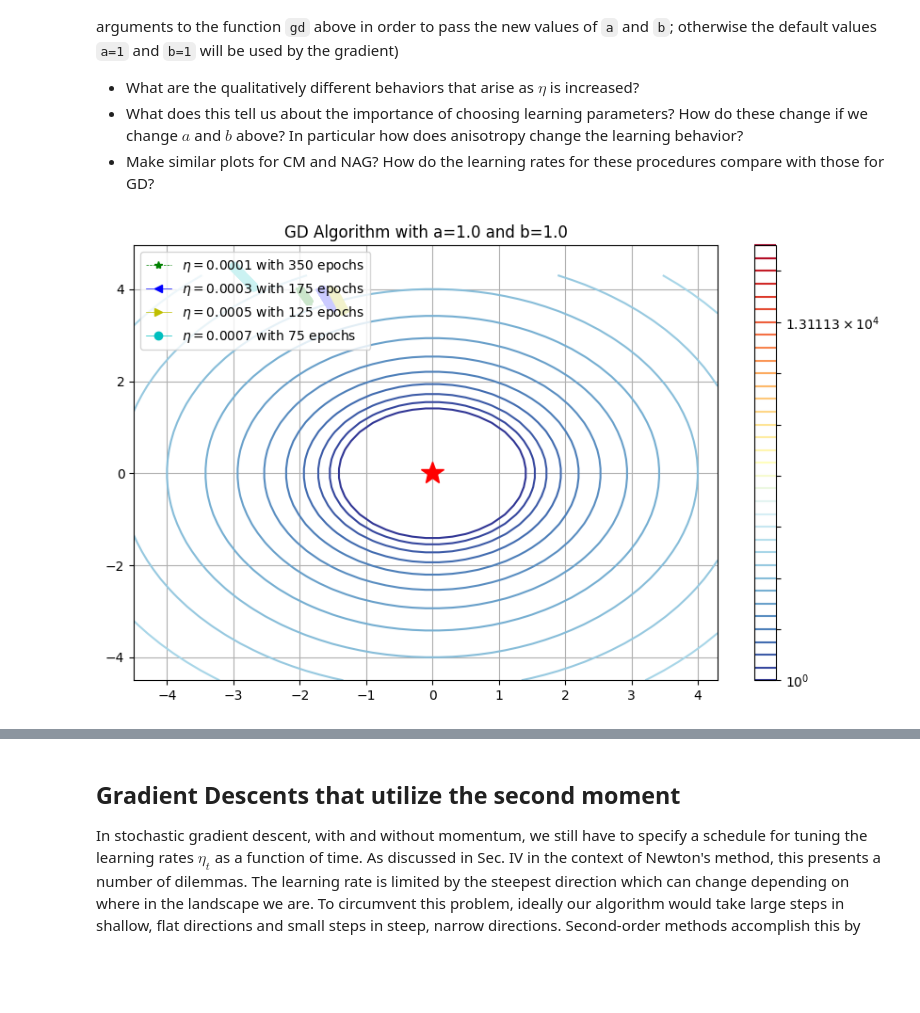
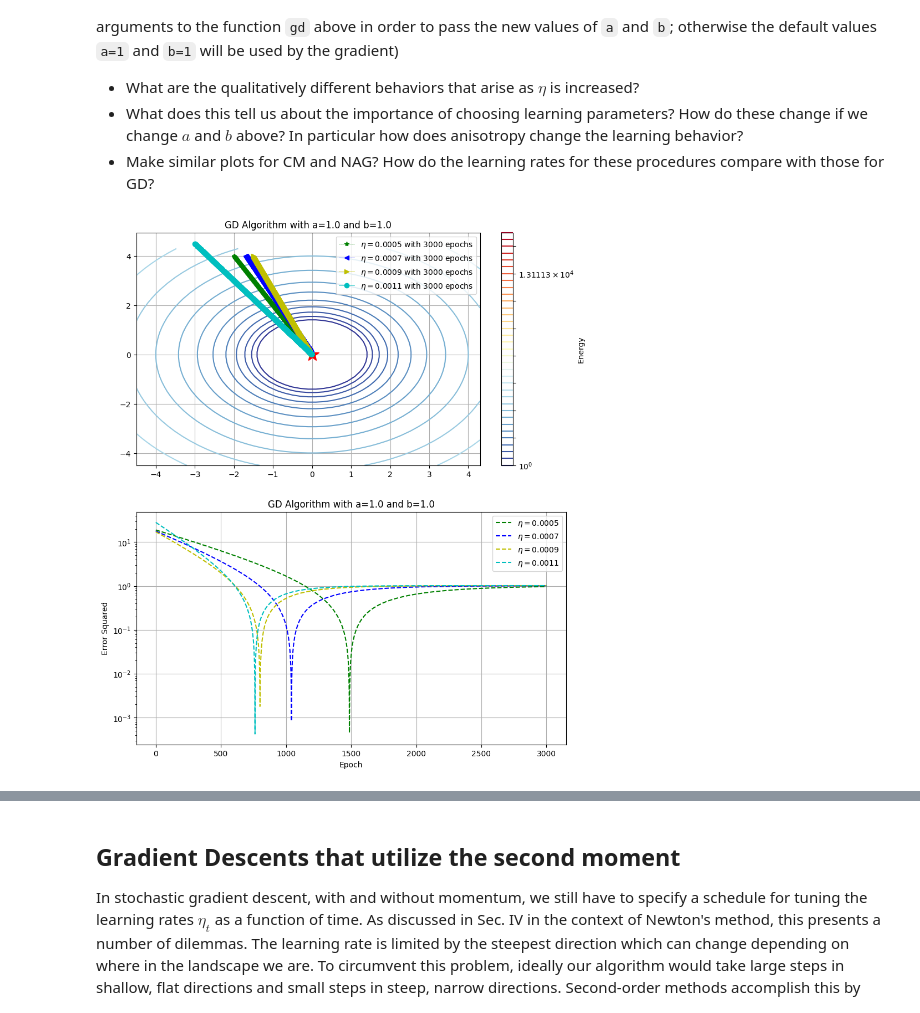
Before and after one commit to giacomobelleri/mlreview_notebooks, a Jupyter notebook: jupyter_notebooks/notebooks/NB2_CIV-gradient_descent.ipynb, the cells around one changed output, grey strips where cells are left out. Drawn from its saved outputs; the diff is of its cells as text; code cells hidden in the pictures; blank space fills up the shorter version.

Commit message:
Added graph of absolute error for all algorithms

```diff
--- a/jupyter_notebooks/notebooks/NB2_CIV-gradient_descent.ipynb
+++ b/jupyter_notebooks/notebooks/NB2_CIV-gradient_descent.ipynb
@@ -280,39 +280,68 @@ What are the qualitatively different behaviors that arise as $\eta$ is increased
 # %%
 # Investigate effect of learning rate in GD
 plt.close()
-a,b = 1.0,1.0
+a,b = 1.0, 1.0
 x, y = np.meshgrid(np.arange(-4.5, 4.5, 0.2), np.arange(-4.5, 4.5, 0.2))
-fig, ax = plt.subplots(figsize=(10, 6))
+fig, axs = plt.subplots(nrows=2, ncols=1, figsize=(10, 12))
 z=np.abs(minima_surface(x,y,a,b))
-cont=ax.contour(x, y, z, levels=np.logspace(0.0, 5, 35), norm=LogNorm(), cmap="RdYlBu_r")
-ax.plot(0,0, 'r*', markersize=18)
-fig.colorbar(cont, ax=ax, cmap="RdYlBu_r")
+cont=axs[0].contour(x, y, z, levels=np.logspace(0.0, 5, 35), norm=LogNorm(), cmap="RdYlBu_r")
+axs[0].plot(0,0, 'r*', markersize=18)
+cbar = fig.colorbar(cont, ax=axs[0], cmap="RdYlBu_r")
 
 #initial point
 init1=[-2,4]
 init2=[-1.7,4]
 init3=[-1.5,4]
 init4=[-3,4.5]
-eta1, epoch1=0.0001, 350
-eta2, epoch2=0.0003, 175
-eta3, epoch3=0.0005, 125
-eta4, epoch4=0.0007, 75
+eta1, epoch1=0.0005, 3000
+eta2, epoch2=0.0007, 3000
+eta3, epoch3=0.0009, 3000
+eta4, epoch4=0.0011, 3000
 
-# Gradient Descent
+# Gradient Descent With Momentum
 gd_1=gd(grad_minima_surface,init1, n_epochs=epoch1, eta=eta1, a=a, b=b)
 gd_2=gd(grad_minima_surface,init2, n_epochs=epoch2, eta=eta2, a=a, b=b)
 gd_3=gd(grad_minima_surface,init3, n_epochs=epoch3, eta=eta3, a=a, b=b)
 gd_4=gd(grad_minima_surface,init4, n_epochs=epoch4, eta=eta4, a=a, b=b)
 
-#print(gd_1)
-overlay_trajectory_contour(ax,gd_1,r'$\eta=$' + f'{eta1} with {epoch1} epochs','g--*', lw=0.5)
-overlay_trajectory_contour(ax,gd_2,r'$\eta=$' + f'{eta2} with {epoch2} epochs','b-<', lw=0.5)
-overlay_trajectory_contour(ax,gd_3,r'$\eta=$' + f'{eta3} with {epoch3} epochs','y->', lw=0.5)
-overlay_trajectory_contour(ax,gd_4,r'$\eta=$' + f'{eta4} with {epoch4} epochs','c-o', lw=0.5)
-ax.set_title(f"GD Algorithm with a={a} and b={b}")
-plt.legend(loc=2)
-plt.grid()
+# Computes squared error
+err_1 = np.abs(minima_surface(gd_1[:, 0], gd_1[:, 1], a, b) - z.min())
+err_2 = np.abs(minima_surface(gd_2[:, 0], gd_2[:, 1], a, b) - z.min())
+err_3 = np.abs(minima_surface(gd_3[:, 0], gd_3[:, 1], a, b) - z.min())
+err_4 = np.abs(minima_surface(gd_4[:, 0], gd_4[:, 1], a, b) - z.min())
+
+# Creates Epoch arrays
+epoch1_arr = np.arange(epoch1+1)
+epoch2_arr = np.arange(epoch2+1)
+epoch3_arr = np.arange(epoch3+1)
+epoch4_arr = np.arange(epoch4+1)
+
+#Plots trajectory of gradient descent
+overlay_trajectory_contour(axs[0],gd_1,r'$\eta=$' + f'{eta1} with {epoch1} epochs','g--*', lw=0.5)
+overlay_trajectory_contour(axs[0],gd_2,r'$\eta=$' + f'{eta2} with {epoch2} epochs','b-<', lw=0.5)
+overlay_trajectory_contour(axs[0],gd_3,r'$\eta=$' + f'{eta3} with {epoch3} epochs','y->', lw=0.5)
+overlay_trajectory_contour(axs[0],gd_4,r'$\eta=$' + f'{eta4} with {epoch4} epochs','c-o', lw=0.5)
+
+#Plots difference from minima at each epoch
+axs[1].plot(epoch1_arr, err_1, 'g--', label=r'$\eta=$' + f'{eta1}')
+axs[1].plot(epoch2_arr, err_2, 'b--', label=r'$\eta=$' + f'{eta2}')
+axs[1].plot(epoch3_arr, err_3, 'y--', label=r'$\eta=$' + f'{eta3}')
+axs[1].plot(epoch4_arr, err_4, 'c--', label=r'$\eta=$' + f'{eta4}')
+
+#Makes plot pretty
+cbar.set_label('Energy')
+axs[0].set_title(f"GD Algorithm with a={a} and b={b}")
+axs[1].set_title(f"GD Algorithm with a={a} and b={b}")
+axs[0].grid()
+axs[1].grid()
+
+axs[1].set_xlabel("Epoch")
+axs[1].set_ylabel("Error Squared")
+axs[1].set_yscale("log")
+
+axs[0].legend()
+axs[1].legend()
 plt.show()
 fig.savefig(graph_dir + r'\\' + f"GD3regimes_a{round(a)}_b{round(b)}.pdf", bbox_inches='tight')
 # %% [output]
-[figure, old version]
+[figure, new version]
```
Also changed, not shown: parts of 6 cells of this notebook, 8 other files.
